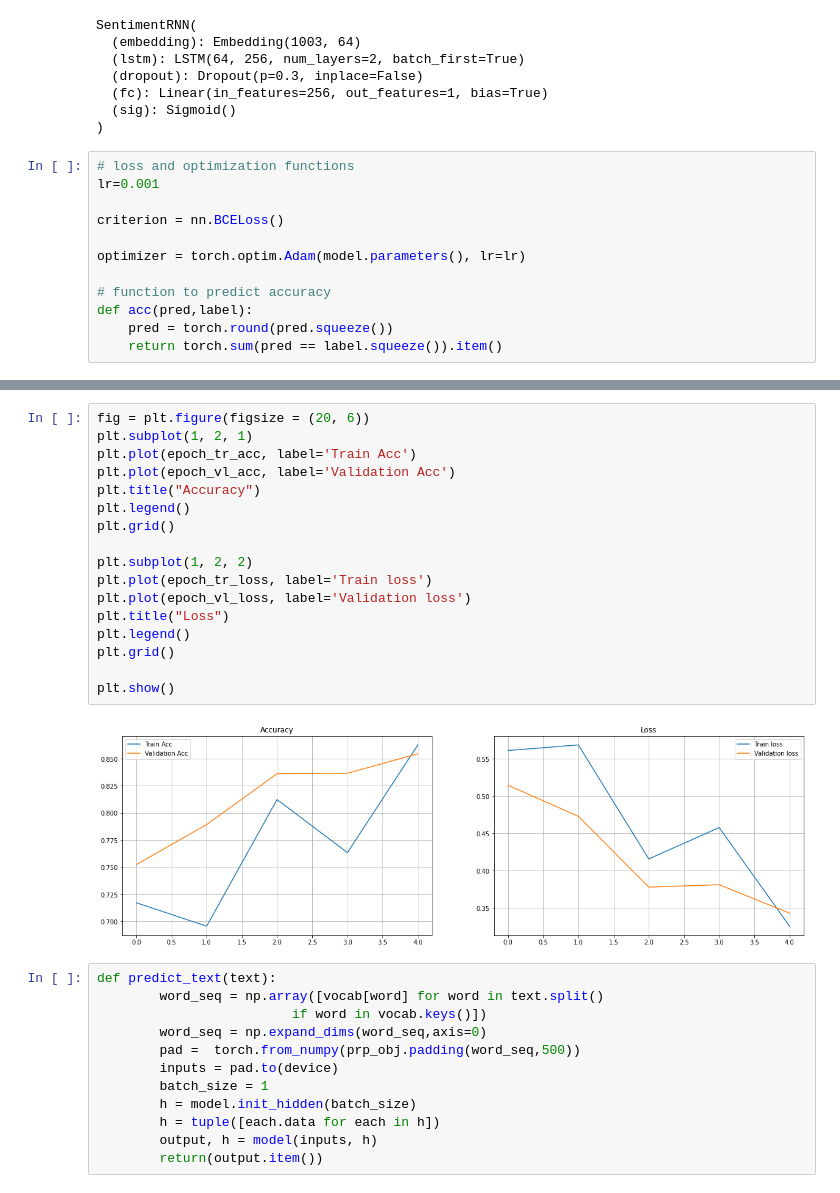
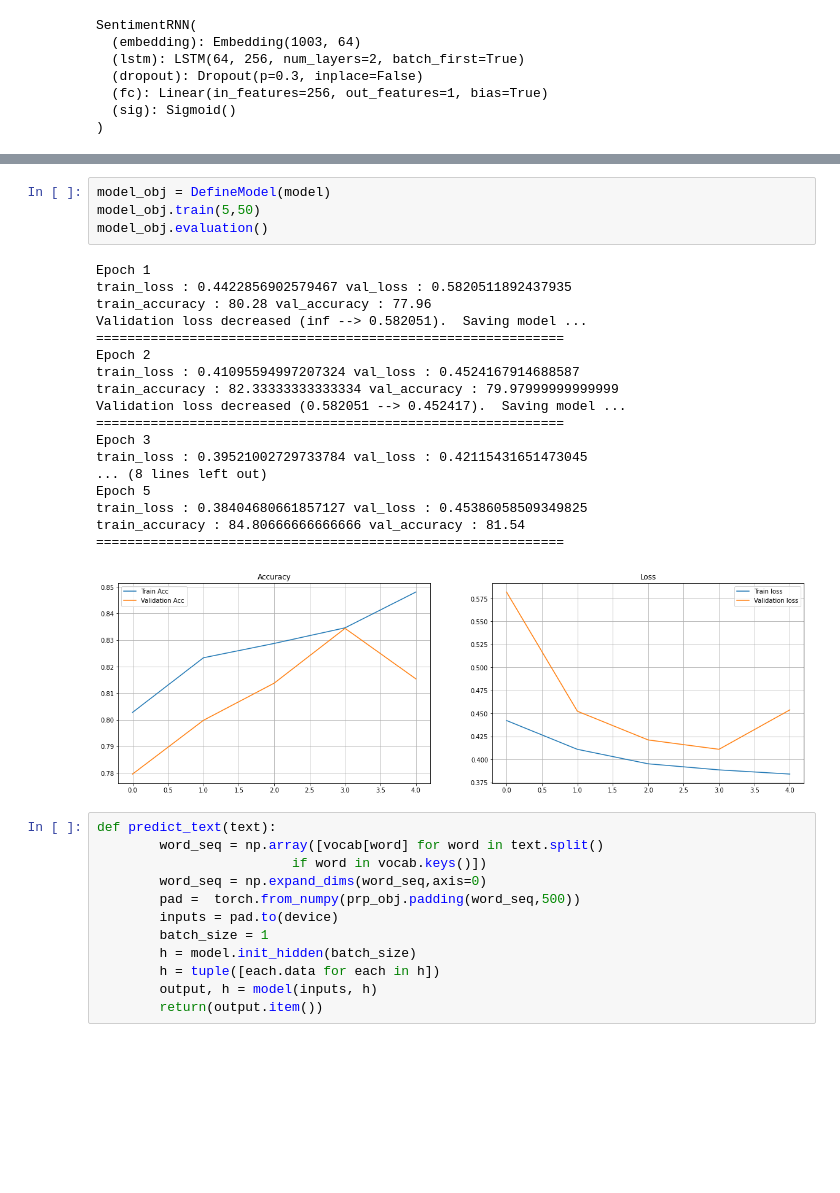
Before and after one commit to joydeb28/NLP-Notebooks, a Jupyter notebook: 1.2-sentiment-analysis/sentiment_classfication_pytorch.ipynb, the cells around one changed output, grey strips where cells are left out. Saved outputs shown, nothing was run; the diff lists cells and outputs as text; blank space fills up the shorter version.

```diff
--- a/1.2-sentiment-analysis/sentiment_classfication_pytorch.ipynb
+++ b/1.2-sentiment-analysis/sentiment_classfication_pytorch.ipynb
@@ -273,16 +269,4 @@ SentimentRNN(
   (fc): Linear(in_features=256, out_features=1, bias=True)
   (sig): Sigmoid()
 )
-# %%
-# loss and optimization functions
-lr=0.001
-
-criterion = nn.BCELoss()
-
-optimizer = torch.optim.Adam(model.parameters(), lr=lr)
-
-# function to predict accuracy
-def acc(pred,label):
-    pred = torch.round(pred.squeeze())
-    return torch.sum(pred == label.squeeze()).item()
 # %%
@@ -376,22 +379,26 @@ Validation loss decreased (0.494671 --> 0.472163).  Saving model ...
-# %%
-fig = plt.figure(figsize = (20, 6))
-plt.subplot(1, 2, 1)
-plt.plot(epoch_tr_acc, label='Train Acc')
-plt.plot(epoch_vl_acc, label='Validation Acc')
-plt.title("Accuracy")
-plt.legend()
-plt.grid()
-
-plt.subplot(1, 2, 2)
-plt.plot(epoch_tr_loss, label='Train loss')
-plt.plot(epoch_vl_loss, label='Validation loss')
-plt.title("Loss")
-plt.legend()
-plt.grid()
-
-plt.show()
-# %% [output]
-[figure, removed]
+# %%
+model_obj = DefineModel(model)
+model_obj.train(5,50)
+model_obj.evaluation()
+# %% [output]
+Epoch 1
+train_loss : 0.4422856902579467 val_loss : 0.5820511892437935
+train_accuracy : 80.28 val_accuracy : 77.96
+Validation loss decreased (inf --> 0.582051).  Saving model ...
+============================================================
+Epoch 2
+train_loss : 0.41095594997207324 val_loss : 0.4524167914688587
+train_accuracy : 82.33333333333334 val_accuracy : 79.97999999999999
+Validation loss decreased (0.582051 --> 0.452417).  Saving model ...
+============================================================
+Epoch 3
+train_loss : 0.39521002729733784 val_loss : 0.42115431651473045
+... (8 lines left out)
+Epoch 5
+train_loss : 0.38404680661857127 val_loss : 0.45386058509349825
+train_accuracy : 84.80666666666666 val_accuracy : 81.54
+============================================================
+[figure, added]
 # %%
 def predict_text(text):
         word_seq = np.array([vocab[word] for word in text.split()
```
Also changed, not shown: parts of 3 cells of this notebook.
